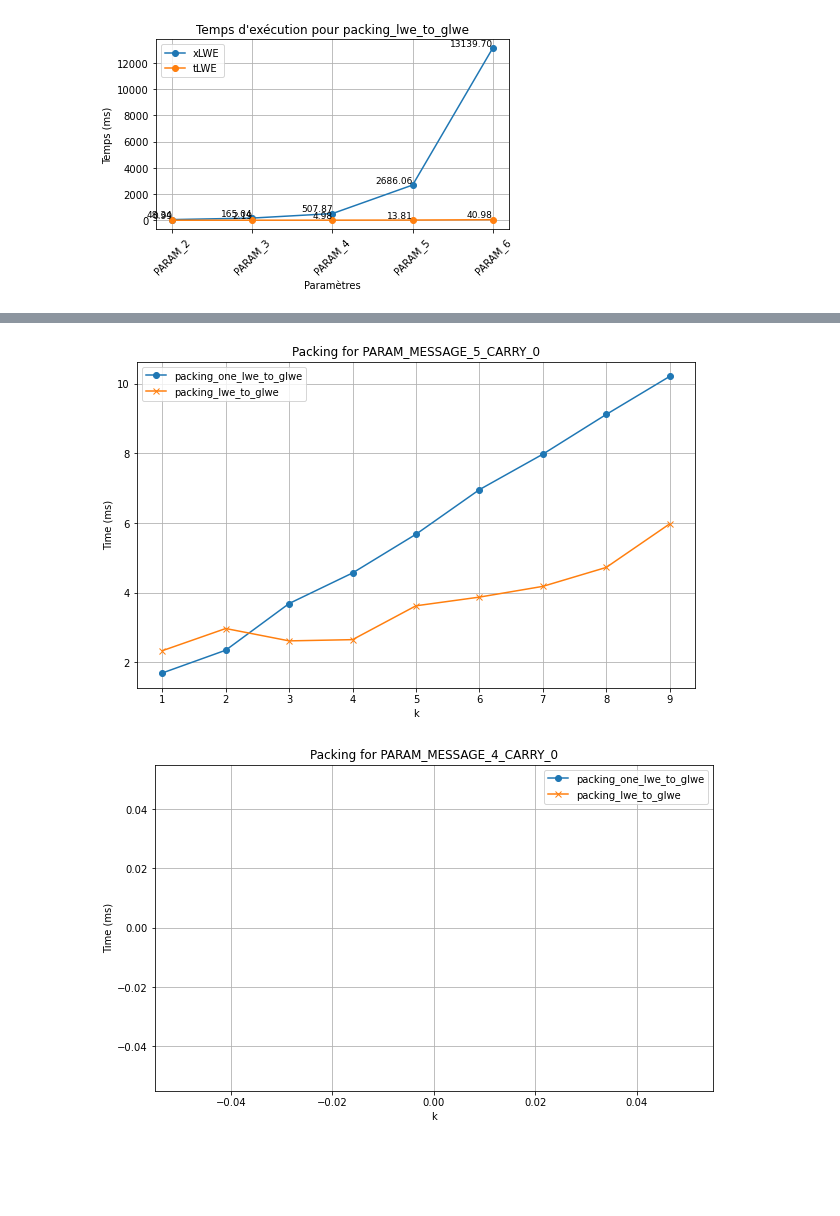
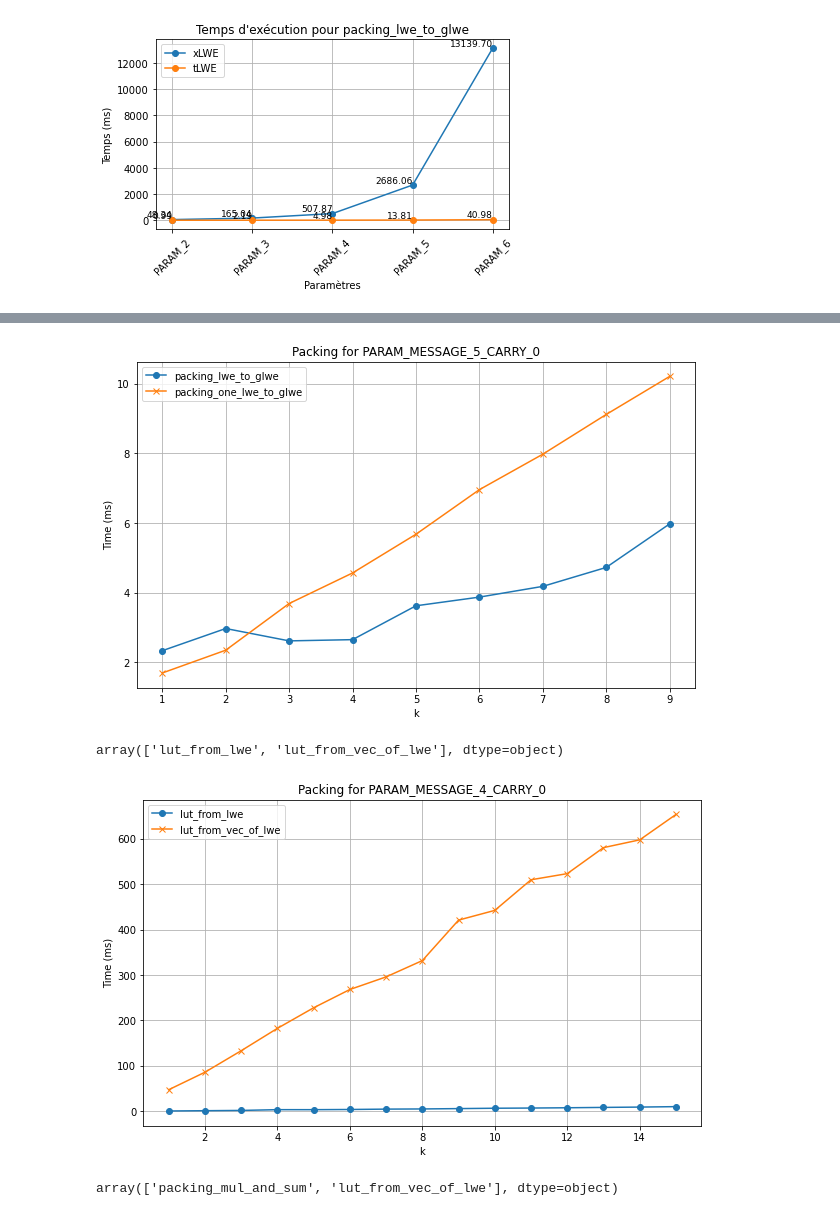
Before and after one commit to sofianeazogagh/revoLUT, a Jupyter notebook: charts/charts_primitives.ipynb, the cells around one changed output, grey strips where cells are left out. Drawn from its saved outputs; the diff is of its cells as text; code cells hidden in the pictures; blank space fills up the shorter version.

Commit message:
bench lut from vs mul_and_sum

```diff
--- a/charts/charts_primitives.ipynb
+++ b/charts/charts_primitives.ipynb
@@ -162,10 +158,19 @@ plot_packing_time_vs_k(df_packing_6)
 # %%
 df_packing_5 = read_csv("../exports/benchmark_packing_5.csv")
-plot_packing_time_vs_k(df_packing_5)
+plot_comparison(df_packing_5, "packing_lwe_to_glwe", "packing_one_lwe_to_glwe", k_min=1, k_max=10)
 # %% [output]
-[figure, old version]
+[figure, new version]
 # %%
 df_packing_lut_4 = read_csv("../exports/benchmark_packing_lut_4.csv")
-plot_packing_time_vs_k(df_packing_lut_4, k_min=1, k_max=16)
+df_packing_lut_4['Primitive'].unique()
 # %% [output]
-[figure, removed]
+array(['lut_from_lwe', 'lut_from_vec_of_lwe'], dtype=object)
+# %%
+plot_comparison(df_packing_lut_4, "lut_from_lwe", "lut_from_vec_of_lwe", k_min=1, k_max=16)
+# %% [output]
+[figure, added]
+# %%
+df_packing_mul_and_sum_4 = read_csv("../exports/benchmark_packing_mul_and_sum_4.csv")
+df_packing_mul_and_sum_4['Primitive'].unique()
+# %% [output]
+array(['packing_mul_and_sum', 'lut_from_vec_of_lwe'], dtype=object)
```
Also changed, not shown: parts of 5 cells of this notebook, 3 other files.
